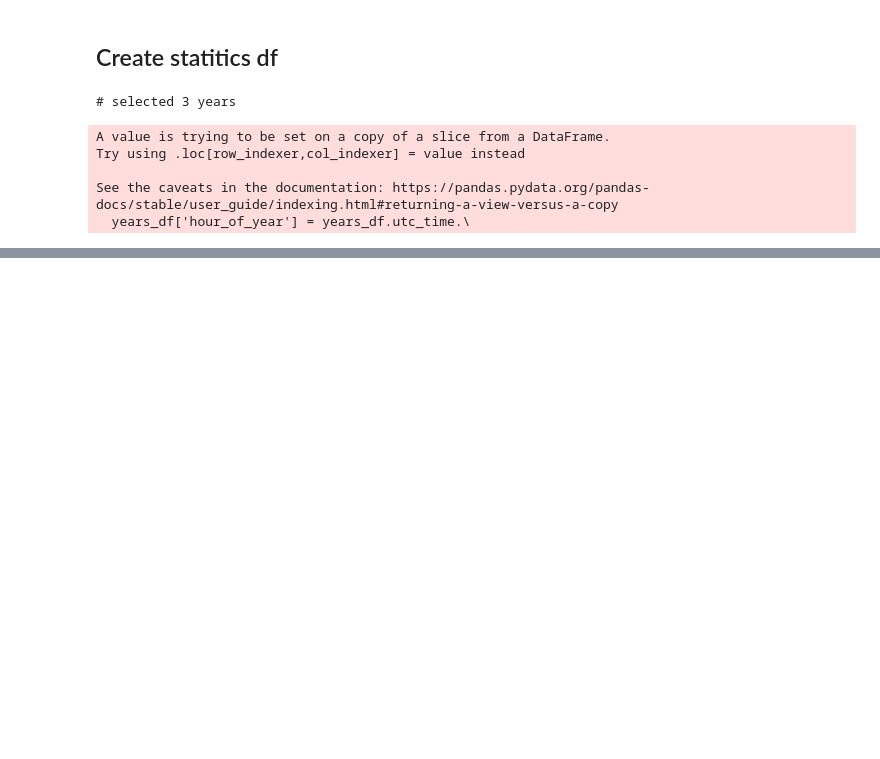
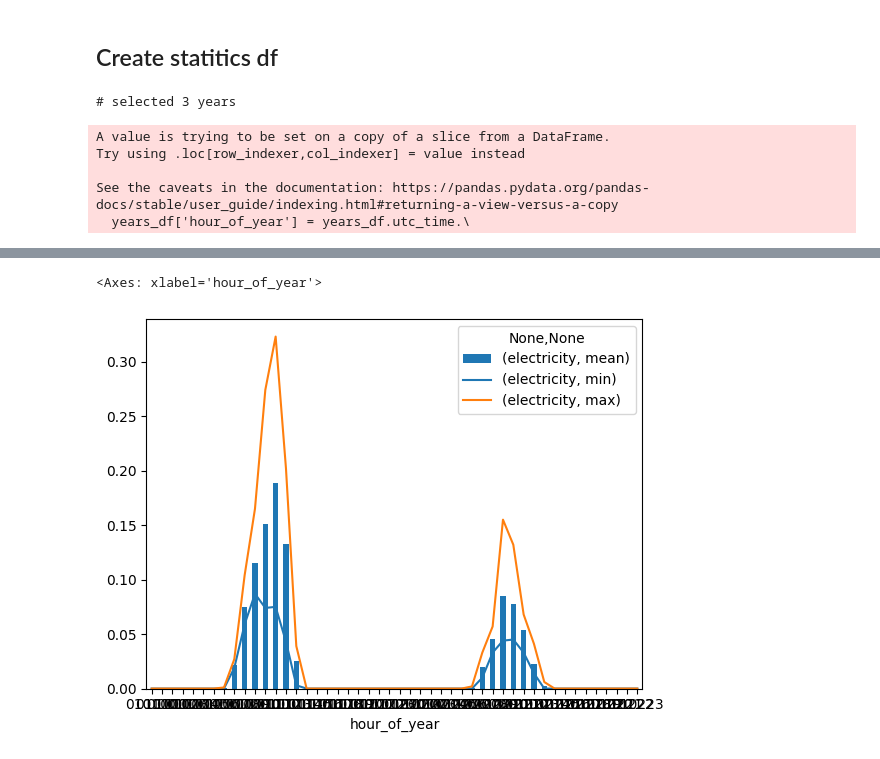
Before and after one commit to jerome-roeser/advanced-power-forecast, a Jupyter notebook: notebooks/hoernsch_data_cleaning.ipynb, the cells around one changed output, grey strips where cells are left out. Cells and saved outputs as stored; diff of their text form; code cells hidden in the pictures; blank space fills up the shorter version.

Commit message:
function statistics table added

```diff
--- a/notebooks/hoernsch_data_cleaning.ipynb
+++ b/notebooks/hoernsch_data_cleaning.ipynb
@@ -237,0 +218,17 @@ stats_df.head(24)
+# %%
+def statistic_table(years_df: pd.DataFrame) -> pd.DataFrame:
+
+    years_df = years_df.copy()
+    years_df['hour_of_year'] = years_df.utc_time.\
+                           apply(lambda x: x.strftime("%m%d%H"))
+
+    stats_df = years_df[['hour_of_year', 'electricity']]\
+    .groupby(['hour_of_year']).agg(['mean','median','std','skew','min','max'])
+
+    print('# calculated statistics for every hour of the year')
+
+    return stats_df
+# %%
+years_df = select_years(df, start=1980, end=1982)
+
+stats_df = statistic_table(years_df)
@@ -237,0 +264,19 @@ stats_df.head(24)
+# %%
+#stats_df.iloc[1:5,:].plot(x='hour_of_year', y='electricity')
+
+#stats_df.iloc[1:5,:]
+
+#stats_df.loc[:, (['electricity'], ['mean', 'median'])]
+
+#stats_df.loc['010100':'010123',(['electricity'], ['mean'])]
+
+fig, ax = plt.subplots()
+
+stats_df.loc['010100':'010223',(['electricity'], ['mean'])].plot(kind='bar',
+                                                                 ax=ax,
+                                                                 )
+
+stats_df.loc['010100':'010223',(['electricity'], ['min','max'])].plot(ax=ax)
+# %% [output]
+<Axes: xlabel='hour_of_year'>
+[figure, added]
```
Also changed, not shown: parts of 4 cells of this notebook.
